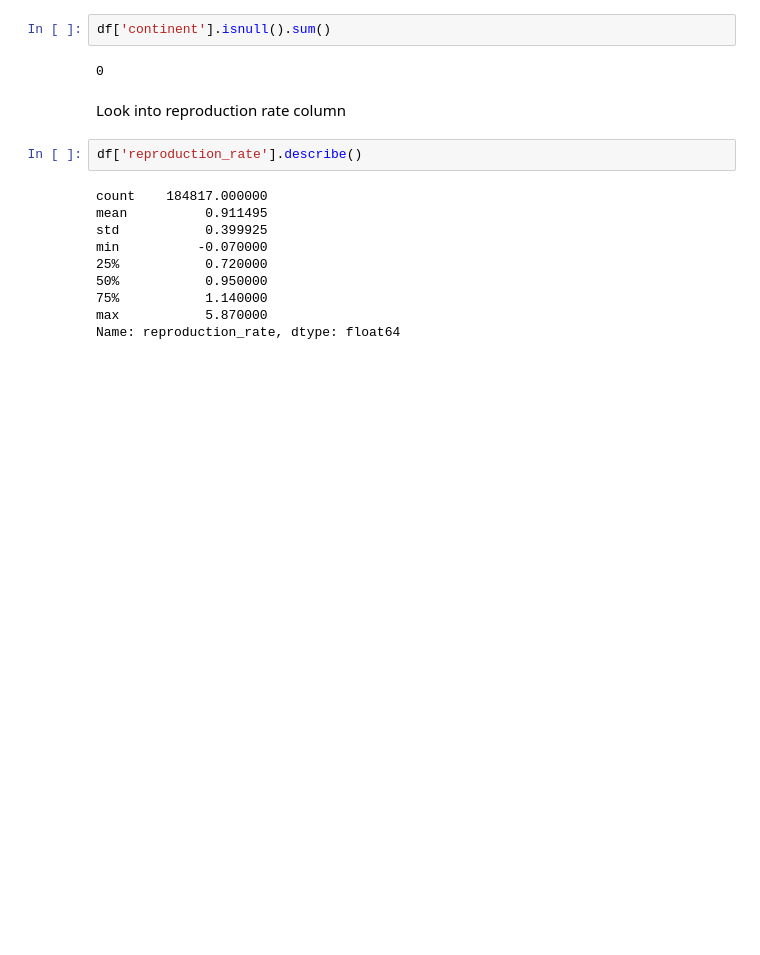
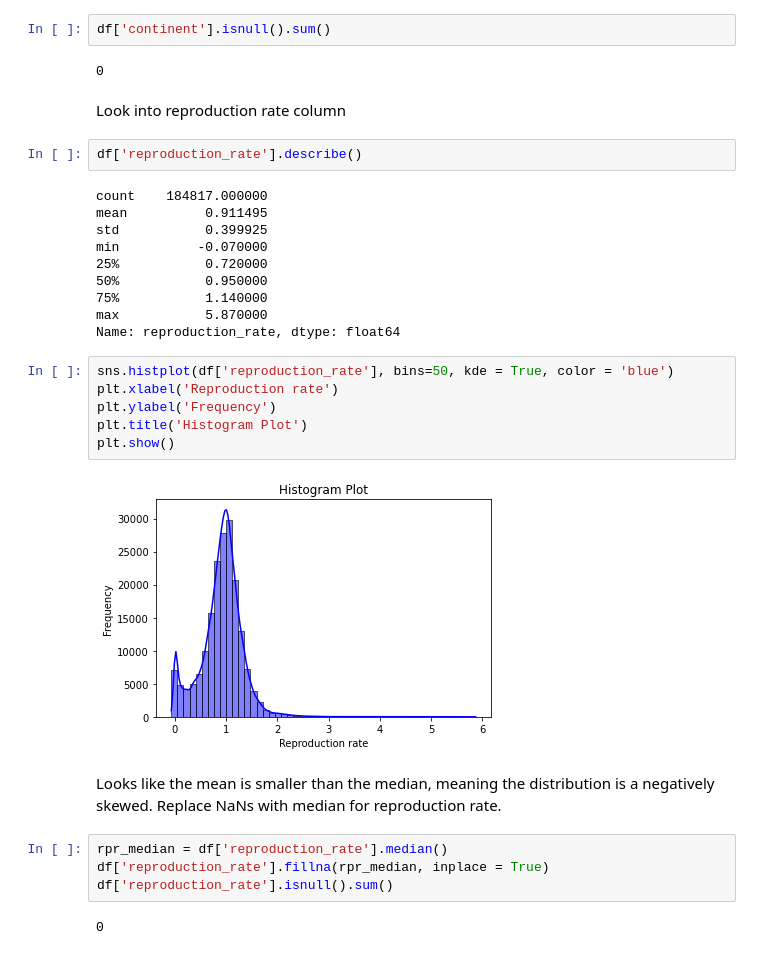
Before and after one commit to QiCai1995/COVID-19-Impact, a Jupyter notebook: Practice.ipynb, the cells around one changed output. Cells and saved outputs as stored; diff of their text form; blank space fills up the shorter version.

```diff
--- a/Practice.ipynb
+++ b/Practice.ipynb
@@ -137,3 +137,19 @@ min          -0.070000
 75%           1.140000
 max           5.870000
 Name: reproduction_rate, dtype: float64
+# %%
+sns.histplot(df['reproduction_rate'], bins=50, kde = True, color = 'blue')
+plt.xlabel('Reproduction rate')
+plt.ylabel('Frequency')
+plt.title('Histogram Plot')
+plt.show()
+# %% [output]
+[figure, added]
+# %% [markdown]
+Looks like the mean is smaller than the median, meaning the distribution is a negatively skewed. Replace NaNs with median for reproduction rate.
+# %%
+rpr_median = df['reproduction_rate'].median()
+df['reproduction_rate'].fillna(rpr_median, inplace = True)
+df['reproduction_rate'].isnull().sum()
+# %% [output]
+0
```
Also changed, not shown: parts of 6 cells of this notebook.
